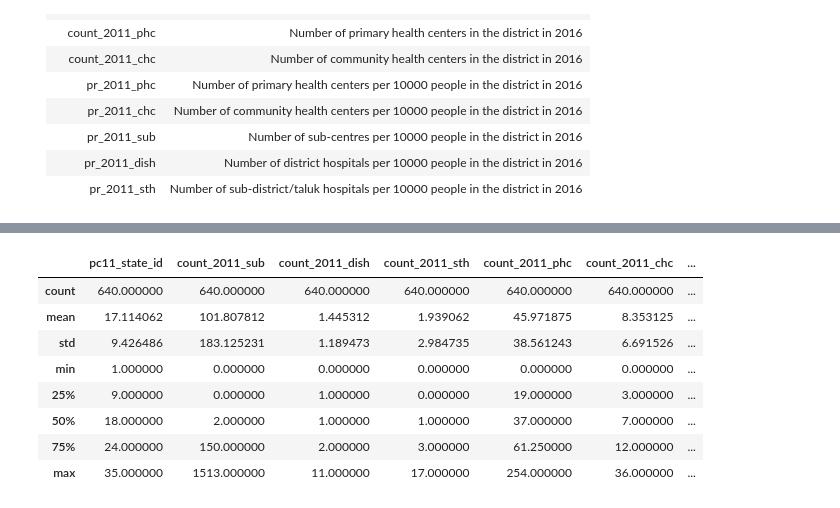
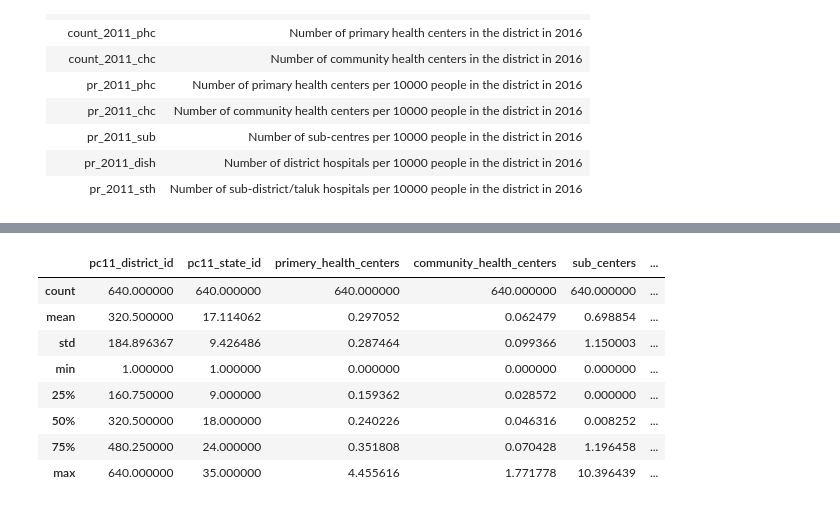
Before and after one commit to lekhanam12/datascience, a Jupyter notebook: health_infra.ipynb, the cells around one changed output, grey strips where cells are left out. Cells and saved outputs as stored; diff of their text form; code cells hidden in the pictures.

Commit message:
health-infra_clean_cluster

```diff
--- a/health_infra.ipynb
+++ b/health_infra.ipynb
@@ -70,0 +122,20 @@ memory usage: 53.1+ KB
+# %%
+# Loding the shape file
+geo_map = gpd.read_file('data/ShapeFiles/2011_Dist.shp')
+
+# Droping columns
+geo_map = geo_map.drop([ 'DISTRICT', 'ST_NM', 'ST_CEN_CD', 'DT_CEN_CD'], axis=1 )
+
+# Setup figure and axis
+f, ax = plt.subplots(1, figsize=(8, 8))
+# Add a layer with polygons on to axis `ax`
+geo_map.plot(linewidth=0.5, ax=ax)
+# Remove axis frame
+ax.set_axis_off()
+# Title
+f.suptitle('District India PC 2011', size=15)
+# Display
+plt.show()
+
+# Display top of table
+geo_map.head()
@@ -70,0 +154,9 @@ memory usage: 53.1+ KB
+# %%
+#Joining data
+health_infra = geo_map.join(health_infra_df, on = 'censuscode')
+
+# renameing columns
+health_infra = health_infra.rename(columns = {'censuscode' : 'pc11_district_id'})
+
+# Display top of table
+health_infra.head()
@@ -89 +201,4 @@ pr_2011_sth           0
 dtype: int64
+# %%
+# dropping all rows with missing data
+health_infra = health_infra.dropna(axis=0)
@@ -90,12 +213,12 @@ dtype: int64
 # %%
-health_infra_df.describe()
+health_infra.describe()
 # %% [output]
-|  | pc11_state_id | count_2011_sub | count_2011_dish | count_2011_sth | count_2011_phc | count_2011_chc | ... |
-| count | 640.000000 | 640.000000 | 640.000000 | 640.000000 | 640.000000 | 640.000000 | ... |
-| mean | 17.114062 | 101.807812 | 1.445312 | 1.939062 | 45.971875 | 8.353125 | ... |
-| std | 9.426486 | 183.125231 | 1.189473 | 2.984735 | 38.561243 | 6.691526 | ... |
-| min | 1.000000 | 0.000000 | 0.000000 | 0.000000 | 0.000000 | 0.000000 | ... |
-| 25% | 9.000000 | 0.000000 | 1.000000 | 0.000000 | 19.000000 | 3.000000 | ... |
-| 50% | 18.000000 | 2.000000 | 1.000000 | 1.000000 | 37.000000 | 7.000000 | ... |
-| 75% | 24.000000 | 150.000000 | 2.000000 | 3.000000 | 61.250000 | 12.000000 | ... |
-| max | 35.000000 | 1513.000000 | 11.000000 | 17.000000 | 254.000000 | 36.000000 | ... |
+|  | pc11_district_id | pc11_state_id | primery_health_centers | community_health_centers | sub_centers | ... |
+| count | 640.000000 | 640.000000 | 640.000000 | 640.000000 | 640.000000 | ... |
+| mean | 320.500000 | 17.114062 | 0.297052 | 0.062479 | 0.698854 | ... |
+| std | 184.896367 | 9.426486 | 0.287464 | 0.099366 | 1.150003 | ... |
+| min | 1.000000 | 1.000000 | 0.000000 | 0.000000 | 0.000000 | ... |
+| 25% | 160.750000 | 9.000000 | 0.159362 | 0.028572 | 0.000000 | ... |
+| 50% | 320.500000 | 18.000000 | 0.240226 | 0.046316 | 0.008252 | ... |
+| 75% | 480.250000 | 24.000000 | 0.351808 | 0.070428 | 1.196458 | ... |
+| max | 640.000000 | 35.000000 | 4.455616 | 1.771778 | 10.396439 | ... |
```
Also changed, not shown: parts of 58 cells of this notebook.
